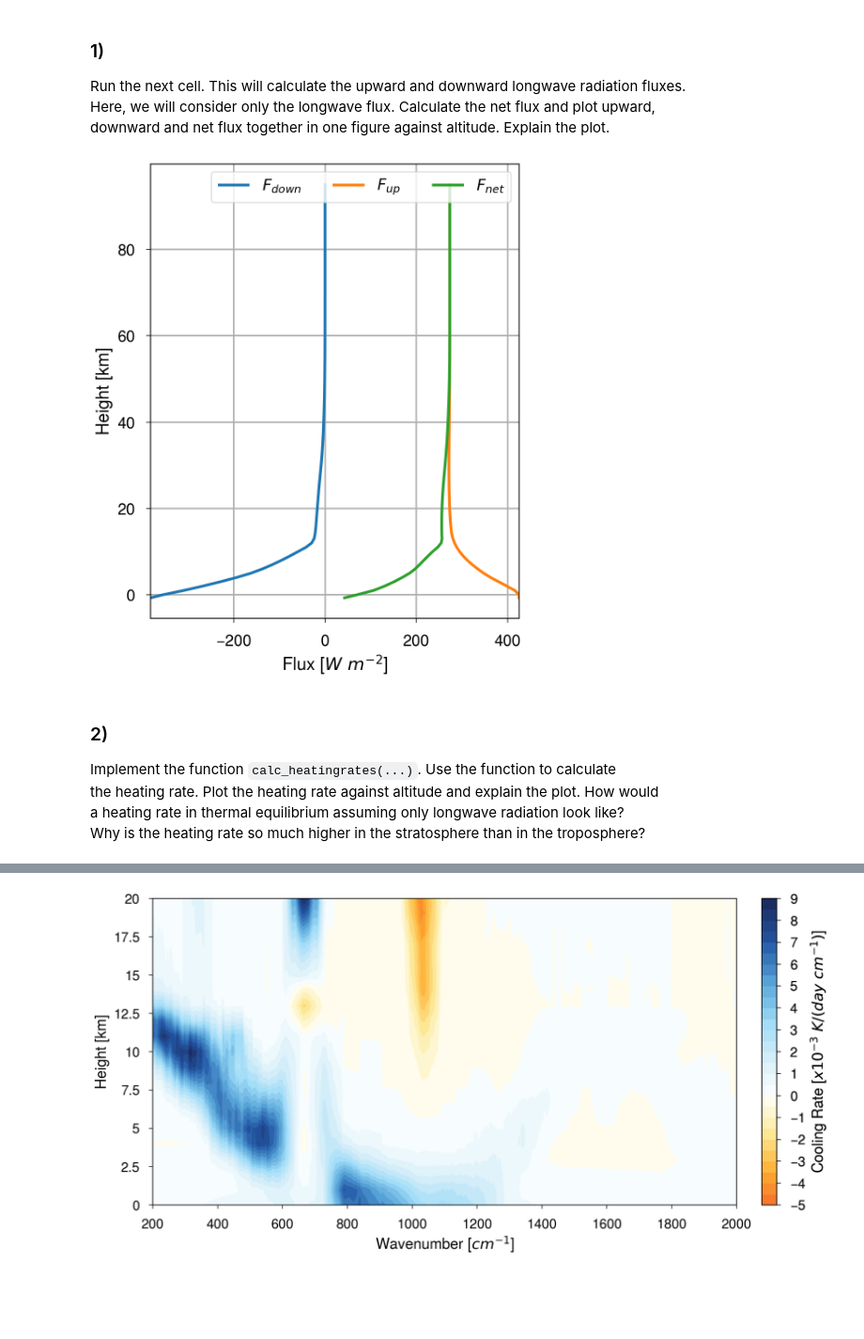
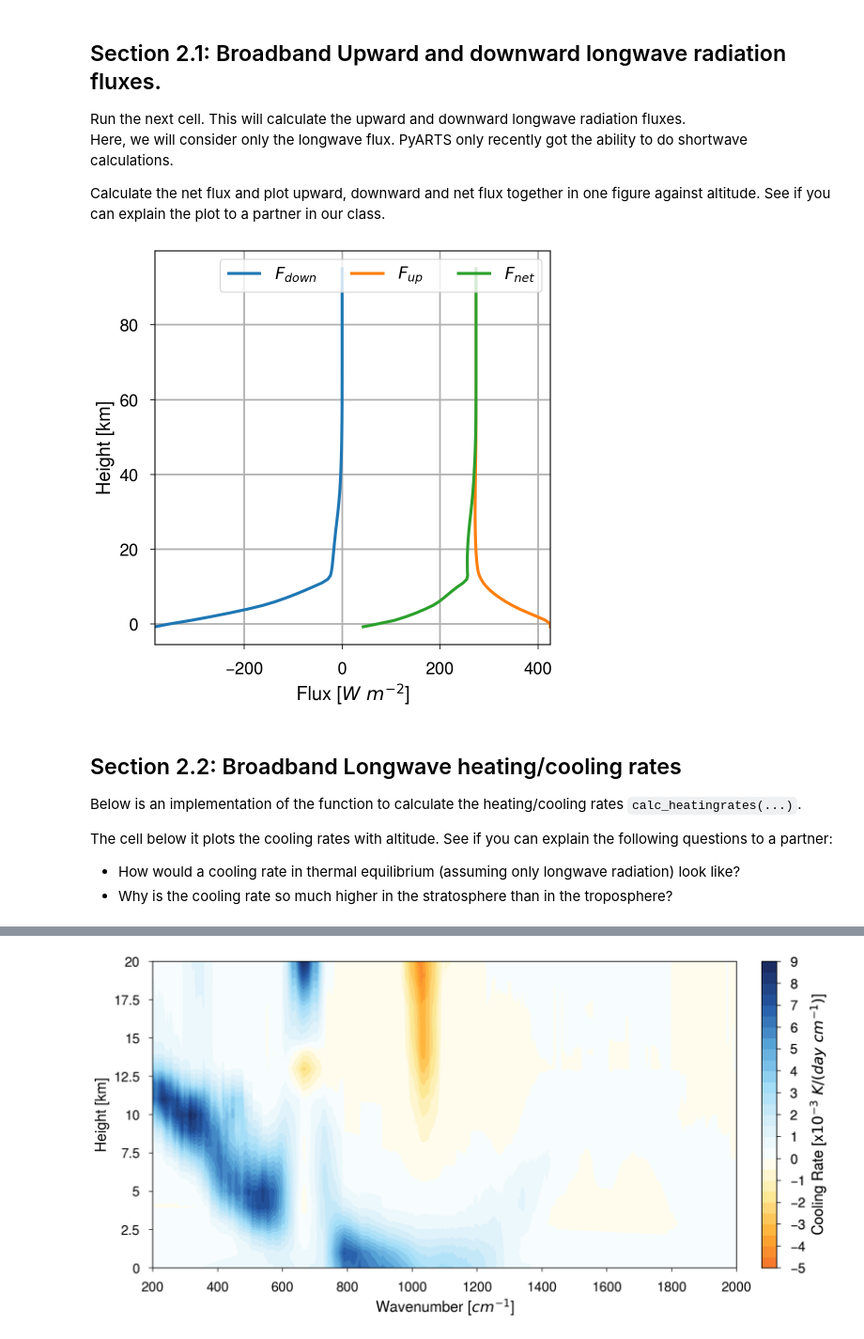
Before and after one commit to wblumberg/ESCI345, a Jupyter notebook: 10.Radiative_Fluxes_and_Heating/heating_rates.ipynb, the cells around one changed output, grey strips where cells are left out. Shown at 94% size. Saved outputs shown, nothing was run; the diff lists cells and outputs as text; code cells hidden in the pictures; blank space fills up the shorter version.

Commit message:
Updated heating rates notebook for class activity

```diff
--- a/10.Radiative_Fluxes_and_Heating/heating_rates.ipynb
+++ b/10.Radiative_Fluxes_and_Heating/heating_rates.ipynb
@@ -59,8 +74,10 @@ atmfield = xml.load("input/midlatitude-summer.xml")
 # %% [markdown]
-### 1)
+## Section 2.1: Broadband Upward and downward longwave radiation fluxes.
+
 Run the next cell. This will calculate the upward and downward longwave radiation fluxes.
-Here, we will consider only the longwave flux. Calculate the net flux and plot upward,
-downward and net flux together in one figure against altitude. Explain the plot.
+Here, we will consider only the longwave flux.  PyARTS only recently got the ability to do shortwave calculations.
+
+Calculate the net flux and plot upward, downward and net flux together in one figure against altitude. See if you can explain the plot to a partner in our class.
 # %%
 # Calculate the radiation irradiance (flux)
 
@@ -68,22 +85,25 @@ z, p, T, flux_downward, flux_upward = calc_irradiance(atmfield)
 # %%
 #  Calculate net flux and plot up-, down- and net flux
 net_flux = flux_upward - flux_downward
 
-fig, axs = pplt.subplots(ncols=1, nrows=1, figsize=(5,6))
+fig, axs = pplt.subplots(ncols=1, nrows=1, figsize=(5,5))
 axs.plot(-flux_downward, z/1000., label="$F_{down}$")
 axs.plot(flux_upward, z/1000., label="$F_{up}$")
 axs.plot(net_flux, z/1000., label="$F_{net}$")
 axs.legend()
 axs.format(grid=True, ylabel="Height [km]", xlabel="Flux [$W\ m^{-2}$]")
 pplt.show()
 # %% [output]
-[figure, old version]
+[figure, new version]
 # %% [markdown]
-### 2)
-Implement the function `calc_heatingrates(...)`. Use the function to calculate
-the heating rate. Plot the heating rate against altitude and explain the plot. How would
-a heating rate in thermal equilibrium assuming only longwave radiation look like?
-Why is the heating rate so much higher in the stratosphere than in the troposphere?
+## Section 2.2: Broadband Longwave heating/cooling rates
+
+Below is an implementation of the function to calculate the heating/cooling rates `calc_heatingrates(...)`.
+
+The cell below it plots the cooling rates with altitude. See if you can explain the following questions to a partner:
+
+* How would a cooling rate in thermal equilibrium (assuming only longwave radiation) look like?
+* Why is the cooling rate so much higher in the stratosphere than in the troposphere?
 # %%
 # Implement heating rate function
 
```
Also changed, not shown: parts of 17 cells of this notebook.
